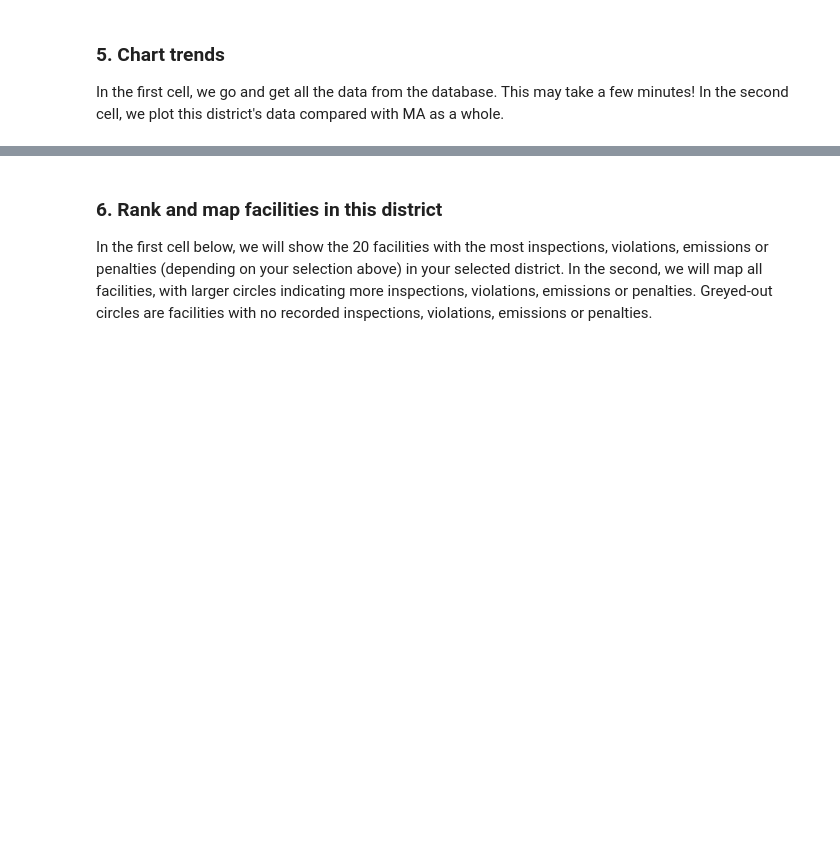
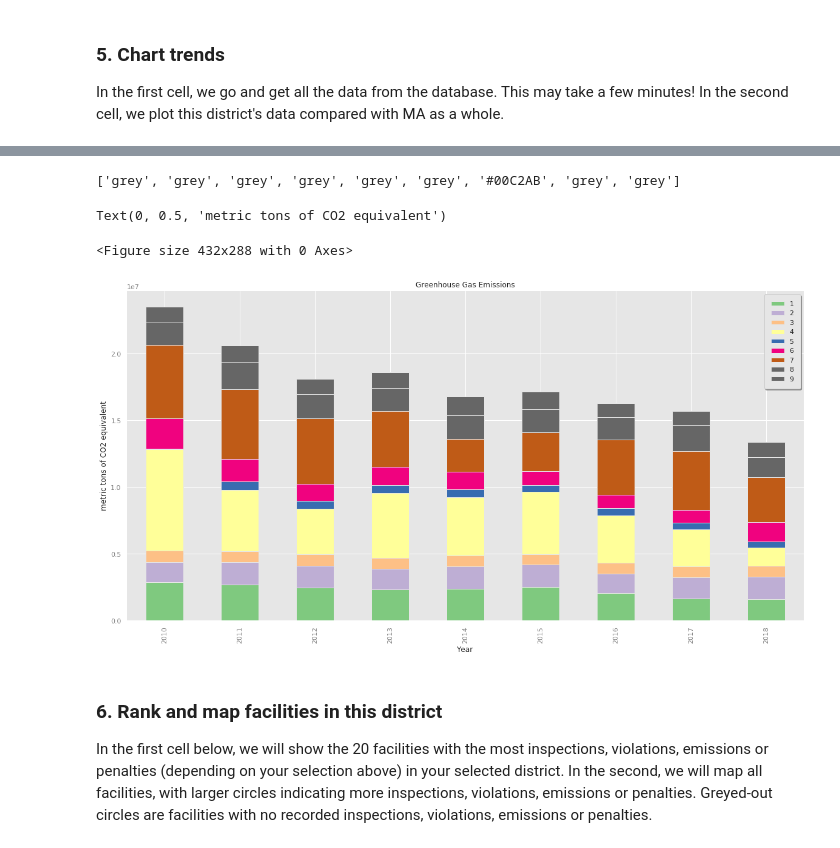
Before and after one commit to edgi-govdata-archiving/ECHO-Sunrise, a Jupyter notebook: ECHO-Sunrise.ipynb, the cells around one changed output, grey strips where cells are left out. Cells and saved outputs as stored; diff of their text form; code cells hidden in the pictures; blank space fills up the shorter version.

```diff
--- a/ECHO-Sunrise.ipynb
+++ b/ECHO-Sunrise.ipynb
@@ -169,0 +254,19 @@ In the second cell, we plot this district's data compared with MA as a whole.
+# %%
+time_data
+d=1
+dabars=[]
+while d < 10: # for the 9 Congressional Districts
+    district_time_data = time_data.loc[(time_data["FAC_DERIVED_CD113"]==d)]
+    # Create district bar charts
+    district_bars = district_time_data.groupby(program.date_field)[[program.agg_col]].sum() # Sum of total emissions, violations, etc. _in this district_ for the whole year
+    district_bars = district_bars.resample('Y').sum() # Resample by year
+    district_bars.index = district_bars.index.strftime('%Y')
+    x=district_bars.to_dict()
+    x = x[program.agg_col]
+    dabars.append(x)
+    d+=1
+d = pd.DataFrame(dabars)
+d = d.transpose()
+c = {i:i+1 for i in range(0,9)}
+d = d.rename(columns=c)
+d
@@ -182,15 +300,35 @@ print("This took "+str(end-start)+" seconds to run.")
 # %%
 %run ECHO-Sunrise/utilities.py # Load the right style parameters
-plt.figure(figsize=(20,10))
-plt.bar(bars.index, bars[program.agg_col])
-plt.bar(bars.index, bars[program.agg_col + " in this District"])
+#plt.figure(figsize=(20,10))
+#alpha = 1 if (d.column==district) else .75
+c = ["#00C2AB" if (i==district - 1) else "grey" for i in range(0,9)]
+print(c)
+#linewidth=2, label = "x"
+fig, ax = plt.subplots(figsize=(20,10))
+g= d.plot(kind="bar", stacked=True, ax=ax, colormap = "Accent")#color=c, linewidth=1, edgecolor="black")
+i=0
+#for r in g.patches:
+#    xy=r.get_xy()
+#    if (xy[0] < 0): # first bar only?
+#        x = 0.5*r.get_width() + xy[0]
+#        y = 0.35*r.get_height() + xy[1]
+#        ax.text(x,y, "CD - %s" %(d.columns[i]), ha='center')
+#        i+=1
+
+#plt.bar(bars.index, bars[program.agg_col])
+#plt.bar(bars.index, bars[program.agg_col + " in this District"])
 plt.title(program.name)
 plt.xlabel( 'Year' )
 plt.ylabel( program.unit )
-plt.legend(["Statewide", "In %s" %(select_region_widget.value)])
-plt.show()
+#plt.legend(["Other Districts", "%s" %(select_region_widget.value)])
+#plt.show()
 
-bars.to_csv("trends-"+program.name+"-MA-"+select_region_widget.value+".csv")
+#bars.to_csv("trends-"+program.name+"-MA-"+select_region_widget.value+".csv")
+# %% [output]
+['grey', 'grey', 'grey', 'grey', 'grey', 'grey', '#00C2AB', 'grey', 'grey']
+Text(0, 0.5, 'metric tons of CO2 equivalent')
+<Figure size 432x288 with 0 Axes>
+[figure, added]
 # %% [markdown]
 ### 6. Rank and map facilities in this district
 In the first cell below, we will show the 20 facilities with the most inspections, violations, emissions or penalties (depending on your selection above) in your selected district.
```
Also changed, not shown: parts of 8 cells of this notebook, 1 other file.
